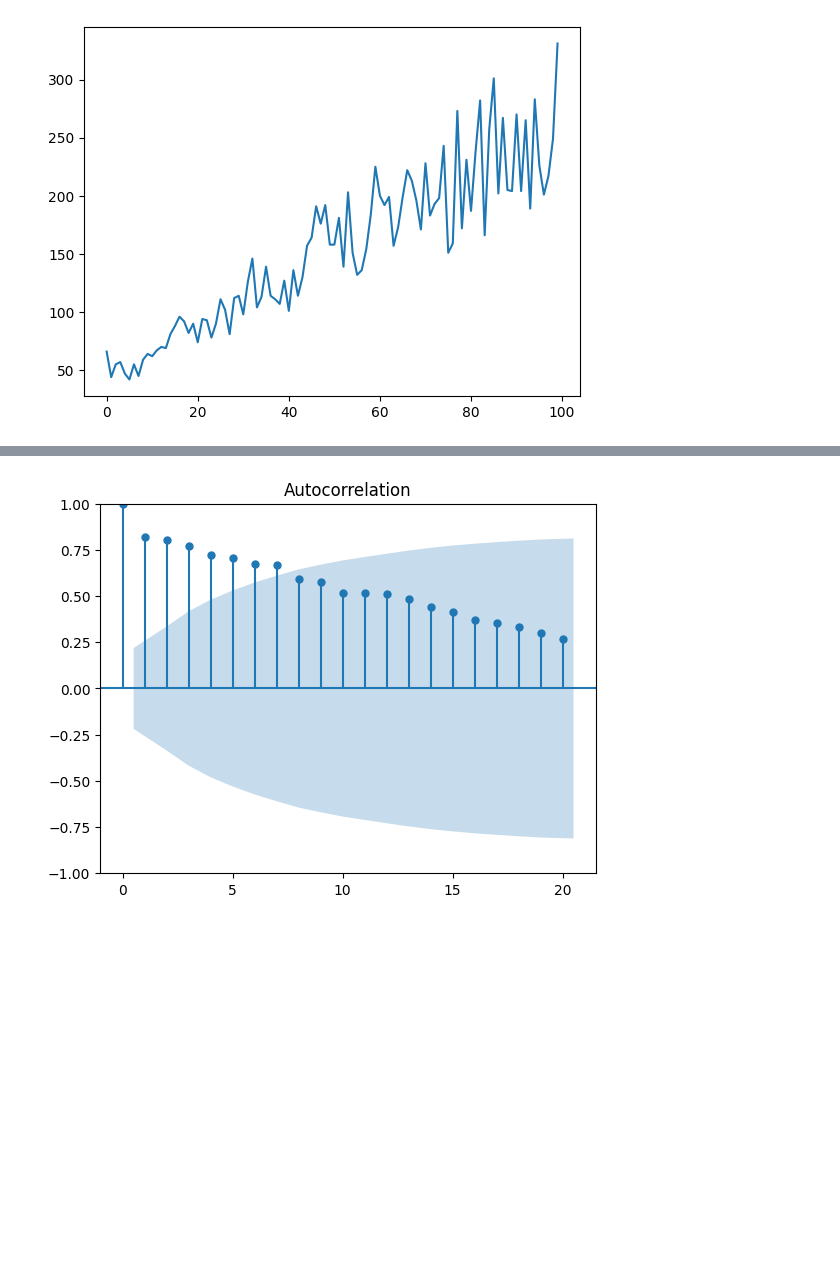
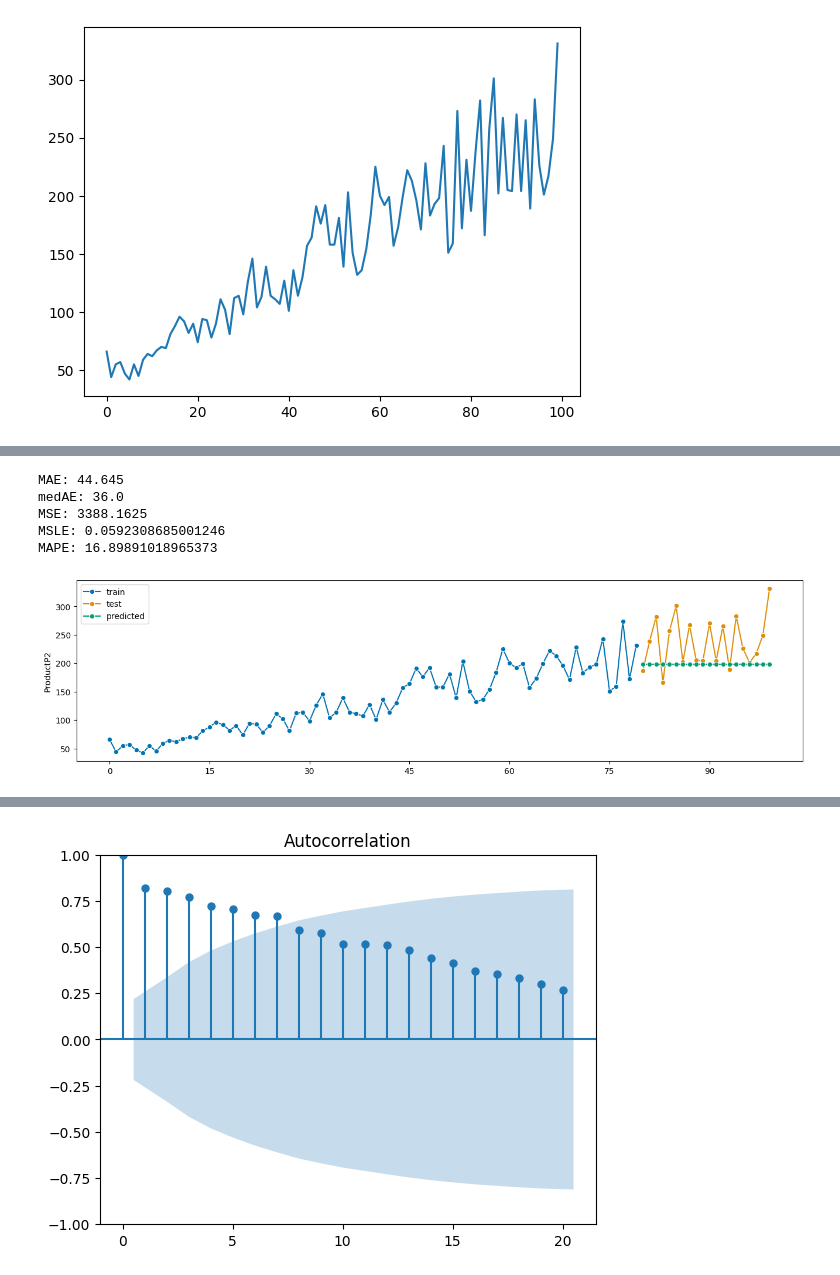
Before and after one commit to InnerShadow/Organization-of-data-processing, a Jupyter notebook: Lab3/Lab3.ipynb, the cells around one changed output, grey strips where cells are left out. Cells and saved outputs as stored; diff of their text form; code cells hidden in the pictures; blank space fills up the shorter version.

```diff
--- a/Lab3/Lab3.ipynb
+++ b/Lab3/Lab3.ipynb
@@ -43,0 +81,15 @@ df['ProductP2'].plot()
+# %%
+forecaster = NaiveForecaster(strategy = 'mean', window_length = 20)
+forecaster.fit(df_train['ProductP2'])
+
+y_pred = forecaster.predict(fh)
+
+plot_series(df_train['ProductP2'], df_test['ProductP2'], y_pred, labels = ['train', 'test', 'predicted'])
+get_metrics(df_test['ProductP2'], y_pred)
+# %% [output]
+MAE: 44.645
+medAE: 36.0
+MSE: 3388.1625
+MSLE: 0.0592308685001246
+MAPE: 16.89891018965373
+[figure, added]
```
Also changed, not shown: parts of 20 cells of this notebook.
